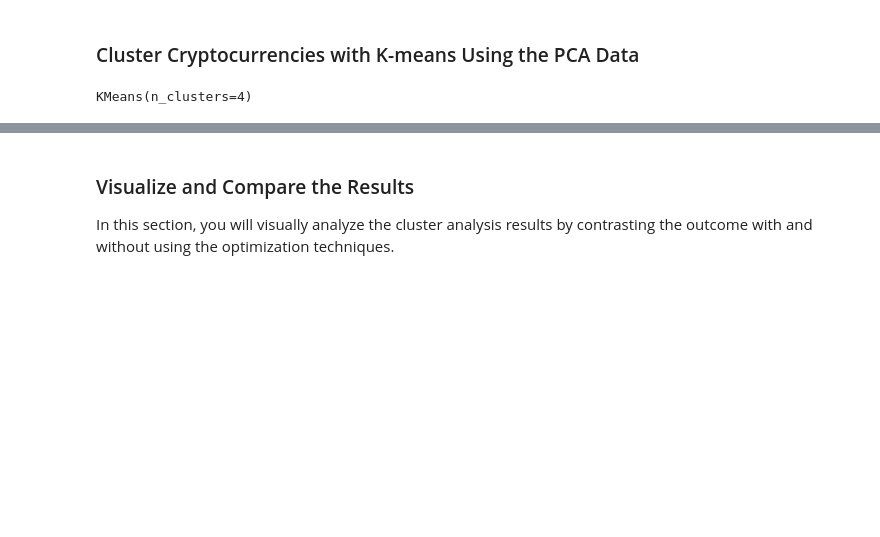
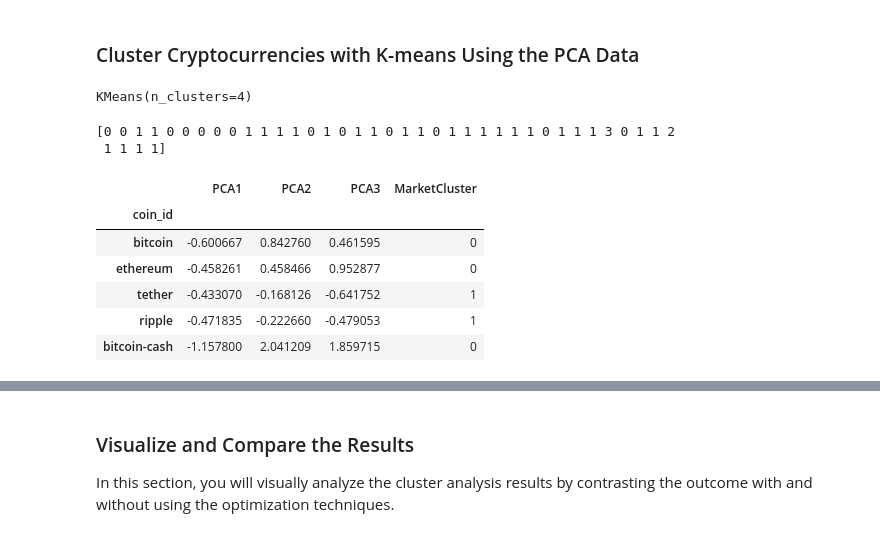
Before and after one commit to irismichelsen/CryptoClustering, a Jupyter notebook: Crypto_Clustering.ipynb, the cells around one changed output, grey strips where cells are left out. Drawn from its saved outputs; the diff is of its cells as text; code cells hidden in the pictures; blank space fills up the shorter version.

```diff
--- a/Crypto_Clustering.ipynb
+++ b/Crypto_Clustering.ipynb
@@ -387,16 +402,30 @@ model.fit(df_market_pca)
 KMeans(n_clusters=4)
 # %%
 # Predict the clusters to group the cryptocurrencies using the PCA data
+market_clusters = model.predict(df_market_pca)
 
 # Print the resulting array of cluster values.
+print(market_clusters)
+# %% [output]
+[0 0 1 1 0 0 0 0 0 1 1 1 1 0 1 0 1 1 0 1 1 0 1 1 1 1 1 1 0 1 1 1 3 0 1 1 2
+ 1 1 1 1]
 # %%
 # Create a copy of the DataFrame with the PCA data
-
+df_market_pca_predictions = df_market_pca.copy()
 
 # Add a new column to the DataFrame with the predicted clusters
-
+df_market_pca_predictions["MarketCluster"] = market_clusters
 
 # Display sample data
+df_market_pca_predictions.head()
+# %% [output]
+|  | PCA1 | PCA2 | PCA3 | MarketCluster |
+| coin_id |  |  |  |  |
+| bitcoin | -0.600667 | 0.842760 | 0.461595 | 0 |
+| ethereum | -0.458261 | 0.458466 | 0.952877 | 0 |
+| tether | -0.433070 | -0.168126 | -0.641752 | 1 |
+| ripple | -0.471835 | -0.222660 | -0.479053 | 1 |
+| bitcoin-cash | -1.157800 | 2.041209 | 1.859715 | 0 |
 # %%
 # Create a scatter plot using hvPlot by setting
 # `x="PC1"` and `y="PC2"`.
```
Also changed, not shown: parts of 5 cells of this notebook.
